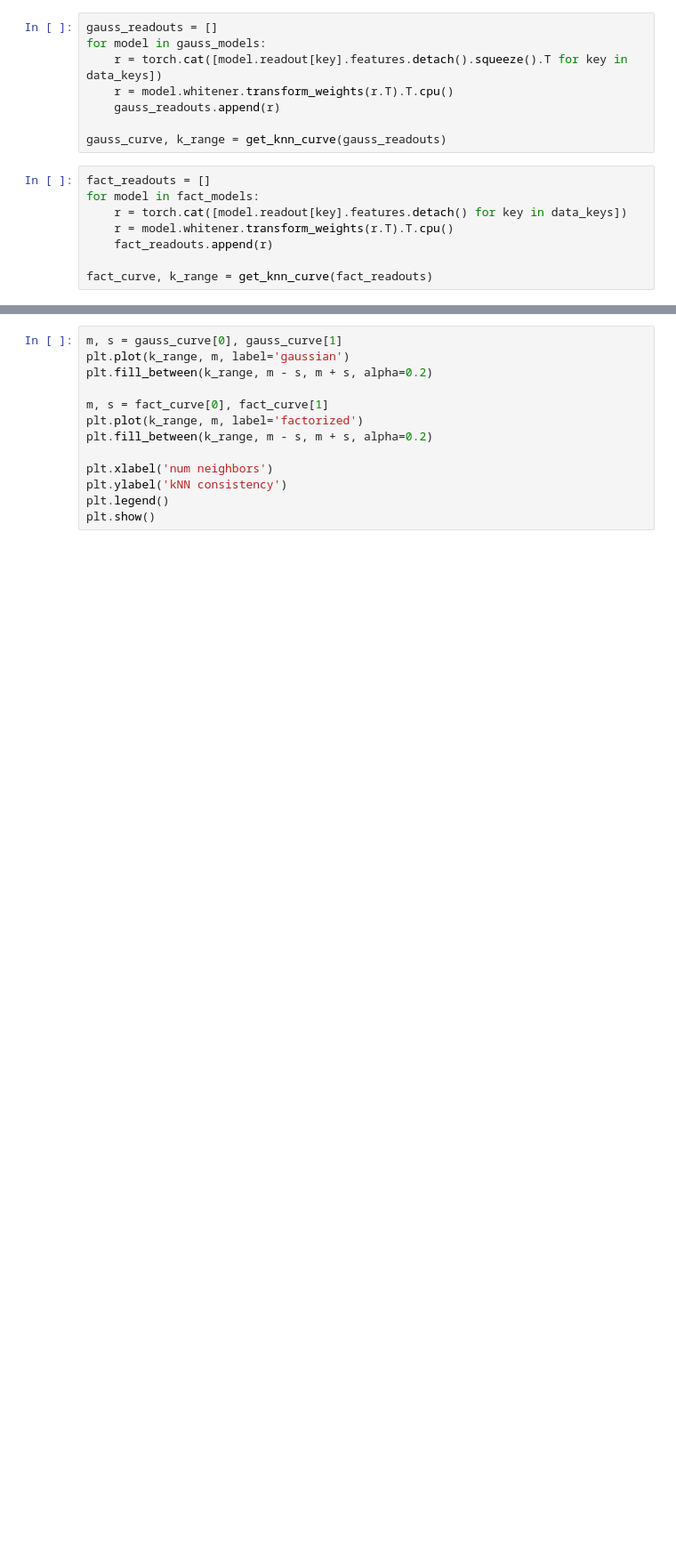
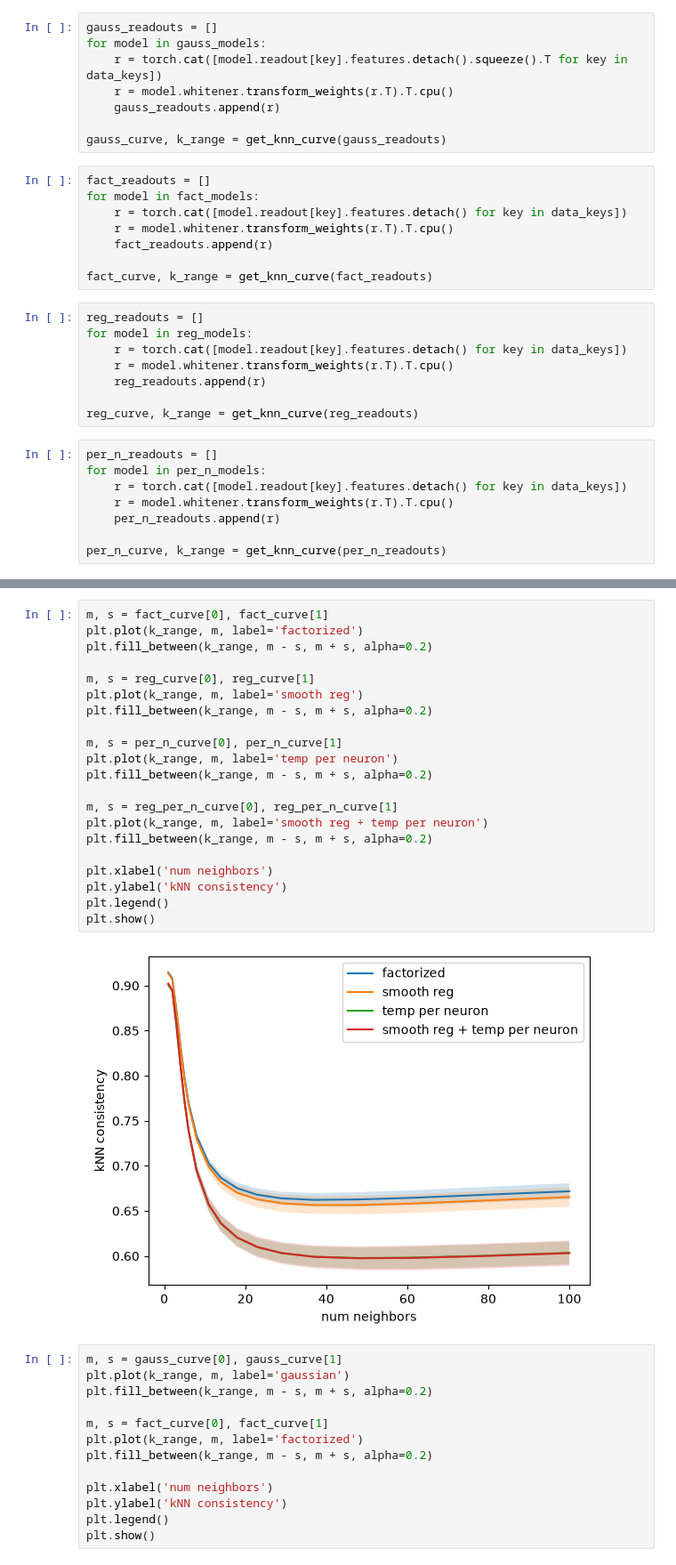
Before and after one commit to NathanSoeding/sensorium, a Jupyter notebook: analysis/evaluate.ipynb, the cells around one changed output, grey strips where cells are left out. Shown at 89% size. Saved outputs shown, nothing was run; the diff lists cells and outputs as text; blank space fills up the shorter version.

```diff
--- a/analysis/evaluate.ipynb
+++ b/analysis/evaluate.ipynb
@@ -157,3 +148,19 @@ for model in fact_models:
     fact_readouts.append(r)
 
 fact_curve, k_range = get_knn_curve(fact_readouts)
+# %%
+reg_readouts = []
+for model in reg_models:
+    r = torch.cat([model.readout[key].features.detach() for key in data_keys])
+    r = model.whitener.transform_weights(r.T).T.cpu()
+    reg_readouts.append(r)
+
+reg_curve, k_range = get_knn_curve(reg_readouts)
+# %%
+per_n_readouts = []
+for model in per_n_models:
+    r = torch.cat([model.readout[key].features.detach() for key in data_keys])
+    r = model.whitener.transform_weights(r.T).T.cpu()
+    per_n_readouts.append(r)
+
+per_n_curve, k_range = get_knn_curve(per_n_readouts)
@@ -160,3 +175,26 @@ fact_curve, k_range = get_knn_curve(fact_readouts)
+# %%
+m, s = fact_curve[0], fact_curve[1]
+plt.plot(k_range, m, label='factorized')
+plt.fill_between(k_range, m - s, m + s, alpha=0.2)
+
+m, s = reg_curve[0], reg_curve[1]
+plt.plot(k_range, m, label='smooth reg')
+plt.fill_between(k_range, m - s, m + s, alpha=0.2)
+
+m, s = per_n_curve[0], per_n_curve[1]
+plt.plot(k_range, m, label='temp per neuron')
+plt.fill_between(k_range, m - s, m + s, alpha=0.2)
+
+m, s = reg_per_n_curve[0], reg_per_n_curve[1]
+plt.plot(k_range, m, label='smooth reg + temp per neuron')
+plt.fill_between(k_range, m - s, m + s, alpha=0.2)
+
+plt.xlabel('num neighbors')
+plt.ylabel('kNN consistency')
+plt.legend()
+plt.show()
+# %% [output]
+[figure, added]
 # %%
 m, s = gauss_curve[0], gauss_curve[1]
 plt.plot(k_range, m, label='gaussian')
```
Also changed, not shown: parts of 22 cells of this notebook, 1 other file.
